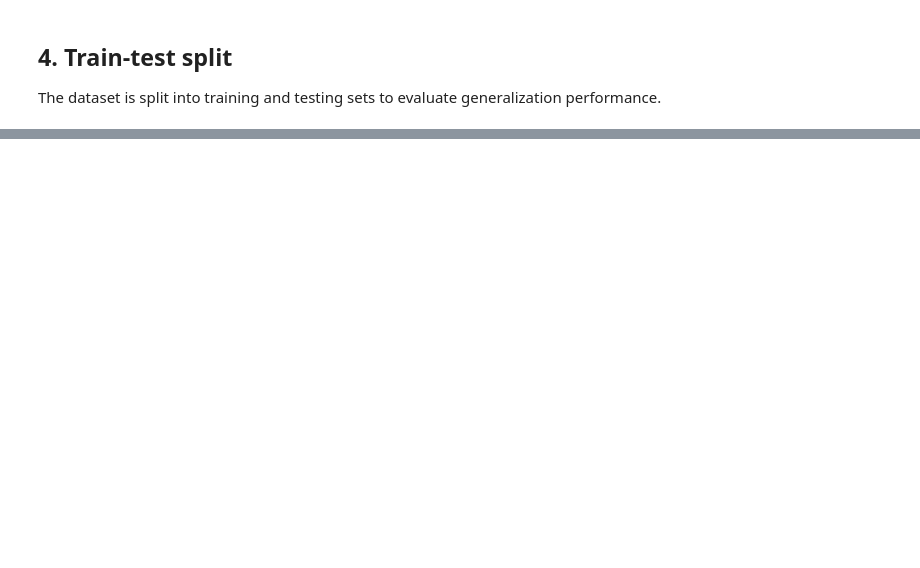
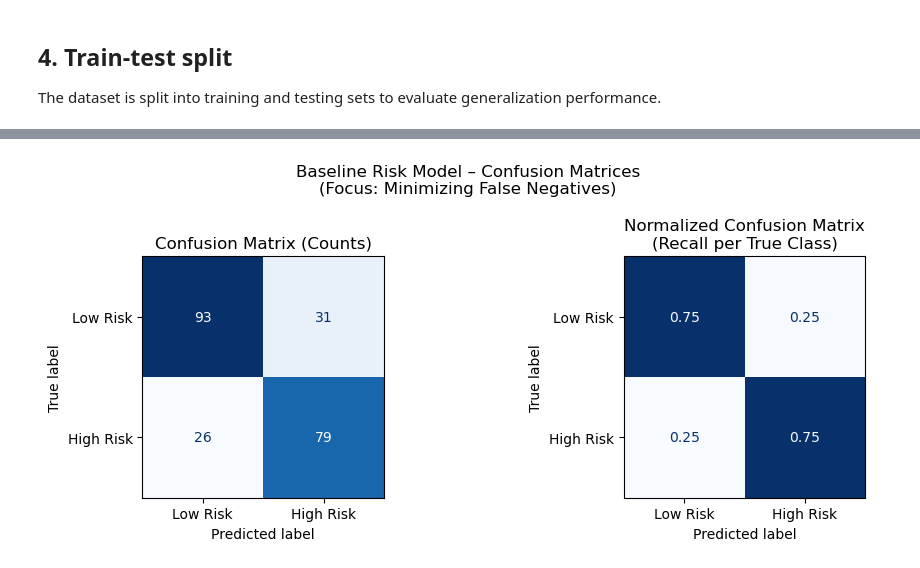
Before and after one commit to Martukigl/wine-analysis-project, a Jupyter notebook: notebooks/02_wine_quality_model.ipynb, the cells around one changed output, grey strips where cells are left out. Cells and saved outputs as stored; diff of their text form; code cells hidden in the pictures; blank space fills up the shorter version.

Commit message:
Finalize baseline risk model with evaluation and confusion matrix figure

```diff
--- a/notebooks/02_wine_quality_model.ipynb
+++ b/notebooks/02_wine_quality_model.ipynb
@@ -914,0 +123,13 @@ plt.show()
+# %%
+from sklearn.pipeline import Pipeline
+from sklearn.preprocessing import StandardScaler
+from sklearn.linear_model import LogisticRegression
+
+baseline_pipeline = Pipeline([
+    ("scaler", StandardScaler()),
+    ("model", LogisticRegression(
+        class_weight="balanced",
+        random_state=42,
+        max_iter=1000
+    ))
+])
@@ -914,0 +140,2 @@ plt.show()
+# %%
+baseline_pipeline.fit(X_train, y_train)
@@ -914,0 +153,70 @@ plt.show()
+# %%
+
+# Predict class labels and probabilities on the test set
+y_pred = baseline_pipeline.predict(X_test)
+y_proba = baseline_pipeline.predict_proba(X_test)[:, 1]
+# %%
+from sklearn.metrics import confusion_matrix, ConfusionMatrixDisplay
+import matplotlib.pyplot as plt
+import numpy as np
+
+# Compute confusion matrix
+cm = confusion_matrix(y_test, y_pred)
+
+# Normalized confusion matrix (row-wise: recall per class)
+cm_norm = cm.astype("float") / cm.sum(axis=1)[:, np.newaxis]
+
+# --- Define output path (recommended repo structure) ---
+out_dir = Path("reports/figures")
+out_dir.mkdir(parents=True, exist_ok=True)
+out_path = out_dir / "confusion_matrices_baseline.png"
+
+# Create side-by-side subplots
+fig, axes = plt.subplots(1, 2, figsize=(10, 4))
+
+# --- Absolute counts ---
+disp_counts = ConfusionMatrixDisplay(
+    confusion_matrix=cm,
+    display_labels=["Low Risk", "High Risk"]
+)
+disp_counts.plot(
+    ax=axes[0],
+    cmap="Blues",
+    values_format="d",
+    colorbar=False
+)
+axes[0].set_title("Confusion Matrix (Counts)")
+axes[0].set_xlabel("Predicted label")
+axes[0].set_ylabel("True label")
+
+# --- Normalized (recall per class) ---
+disp_norm = ConfusionMatrixDisplay(
+    confusion_matrix=cm_norm,
+    display_labels=["Low Risk", "High Risk"]
+)
+disp_norm.plot(
+    ax=axes[1],
+    cmap="Blues",
+    values_format=".2f",
+    colorbar=False
+)
+axes[1].set_title("Normalized Confusion Matrix\n(Recall per True Class)")
+axes[1].set_xlabel("Predicted label")
+axes[1].set_ylabel("True label")
+
+# Global title
+fig.suptitle(
+    "Baseline Risk Model – Confusion Matrices\n(Focus: Minimizing False Negatives)",
+    fontsize=12
+)
+
+plt.tight_layout()
+plt.show()
+
+# --- Save before show ---
+fig.savefig(out_path, dpi=300, bbox_inches="tight")
+plt.show()
+
+print(f"Saved figure to: {out_path.resolve()}")
+# %% [output]
+[figure, added]
```
Also changed, not shown: parts of 94 cells of this notebook, 1 other file.
